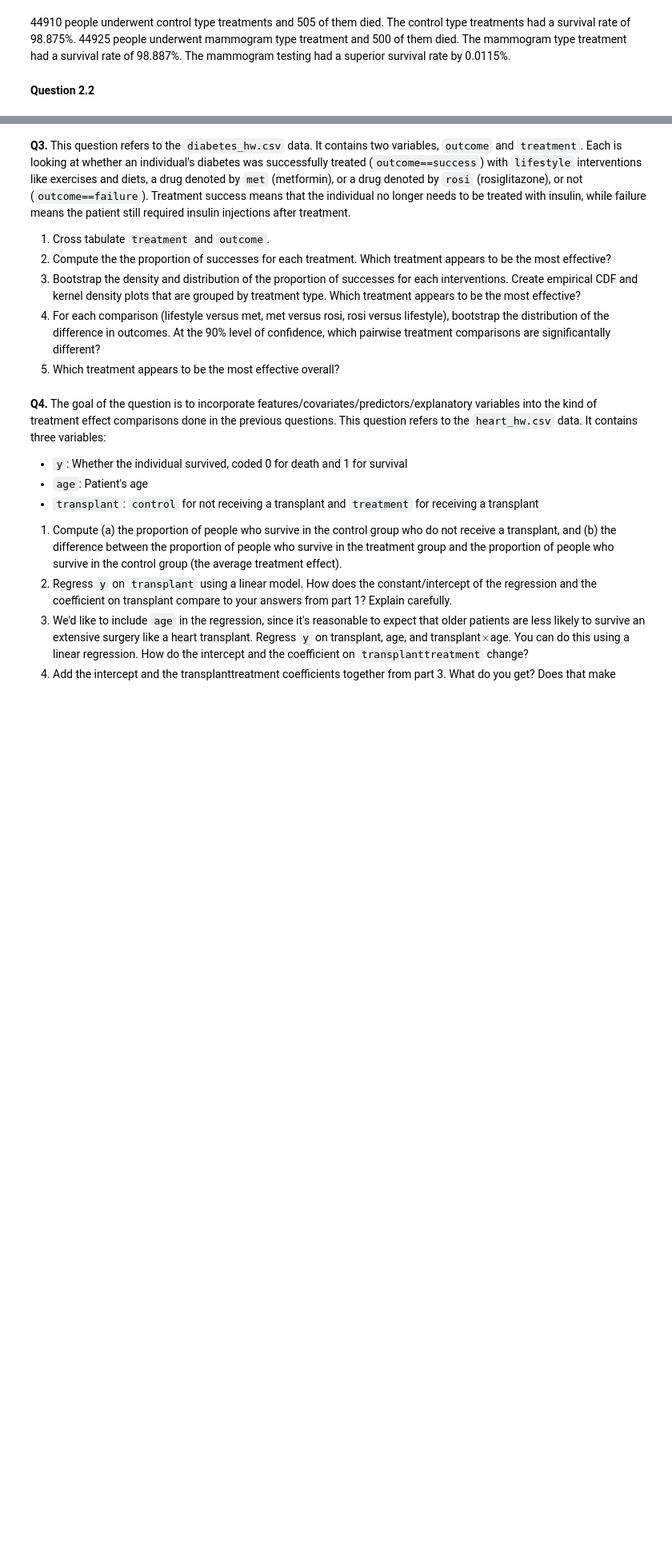
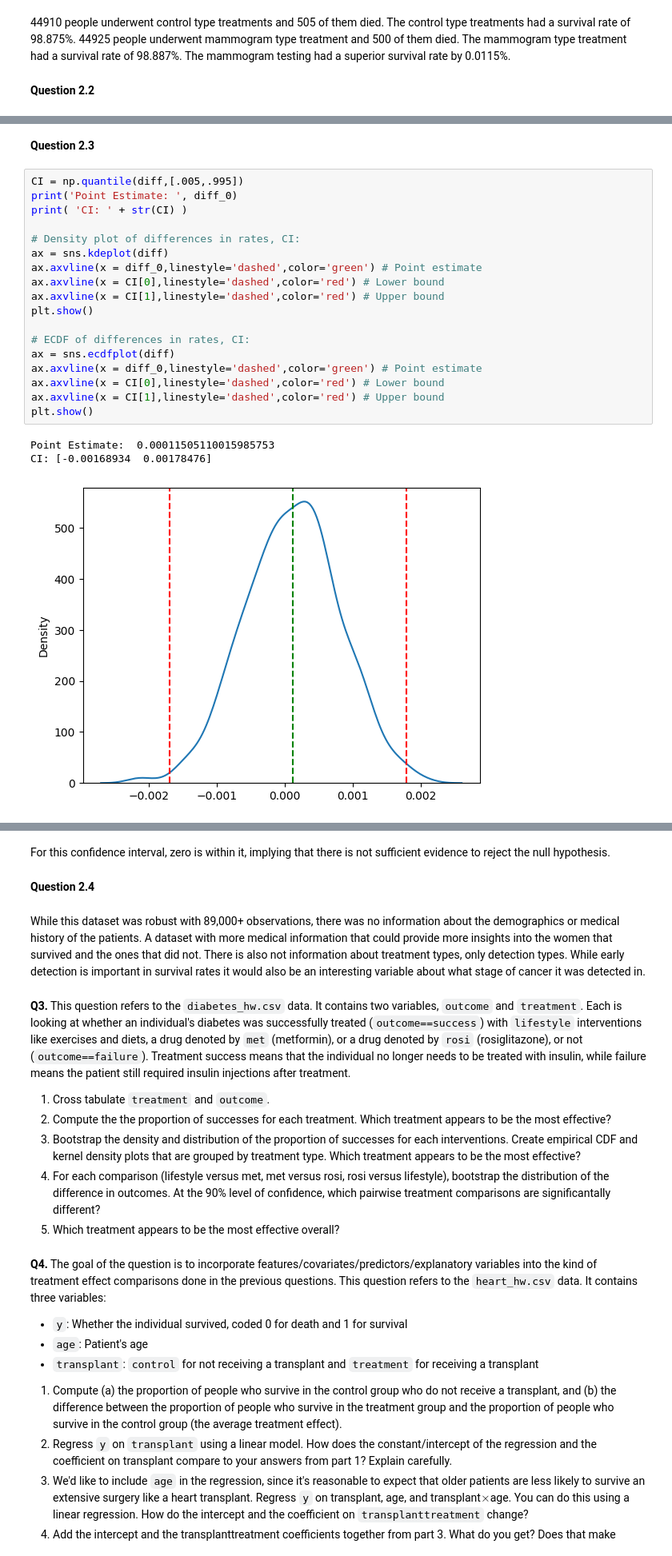
Before and after one commit to JackPMoore/the_bootstrap, a Jupyter notebook: final.ipynb, the cells around one changed output, grey strips where cells are left out. Shown at 80% size. Drawn from its saved outputs; the diff is of its cells as text; blank space fills up the shorter version.

```diff
--- a/final.ipynb
+++ b/final.ipynb
@@ -114,0 +122,24 @@ KeyError: ignored
+# %% [markdown]
+**Question 2.3**
+# %%
+CI = np.quantile(diff,[.005,.995])
+print('Point Estimate: ', diff_0)
+print( 'CI: ' + str(CI) )
+
+# Density plot of differences in rates, CI:
+ax = sns.kdeplot(diff)
+ax.axvline(x = diff_0,linestyle='dashed',color='green') # Point estimate
+ax.axvline(x = CI[0],linestyle='dashed',color='red') # Lower bound
+ax.axvline(x = CI[1],linestyle='dashed',color='red') # Upper bound
+plt.show()
+
+# ECDF of differences in rates, CI:
+ax = sns.ecdfplot(diff)
+ax.axvline(x = diff_0,linestyle='dashed',color='green') # Point estimate
+ax.axvline(x = CI[0],linestyle='dashed',color='red') # Lower bound
+ax.axvline(x = CI[1],linestyle='dashed',color='red') # Upper bound
+plt.show()
+# %% [output]
+Point Estimate:  0.00011505110015985753
+CI: [-0.00168934  0.00178476]
+[figure, added]
@@ -115,3 +147,9 @@ KeyError: ignored
+# %% [markdown]
+For this confidence interval, zero is within it, implying that there is not sufficient evidence to reject the null hypothesis.
+# %% [markdown]
+**Question 2.4**
+# %% [markdown]
+While this dataset was robust with 89,000+ observations, there was no information about the demographics or medical history of the patients. A dataset with more medical information that could provide more insights into the women that survived and the ones that did not. There is also not information about treatment types, only detection types. While early detection is important in survival rates it would also be an interesting variable about what stage of cancer it was detected in.
 # %% [markdown]
 **Q3.** This question refers to the `diabetes_hw.csv` data. It contains two variables, `outcome` and `treatment`. Each is looking at whether an individual's diabetes was successfully treated (`outcome==success`) with `lifestyle` interventions like exercises and diets, a drug denoted by `met` (metformin), or a drug denoted by `rosi` (rosiglitazone), or not (`outcome==failure`). Treatment success means that the individual no longer needs to be treated with insulin, while failure means the patient still required insulin injections after treatment.
 
```
Also changed, not shown: parts of 3 cells of this notebook.
